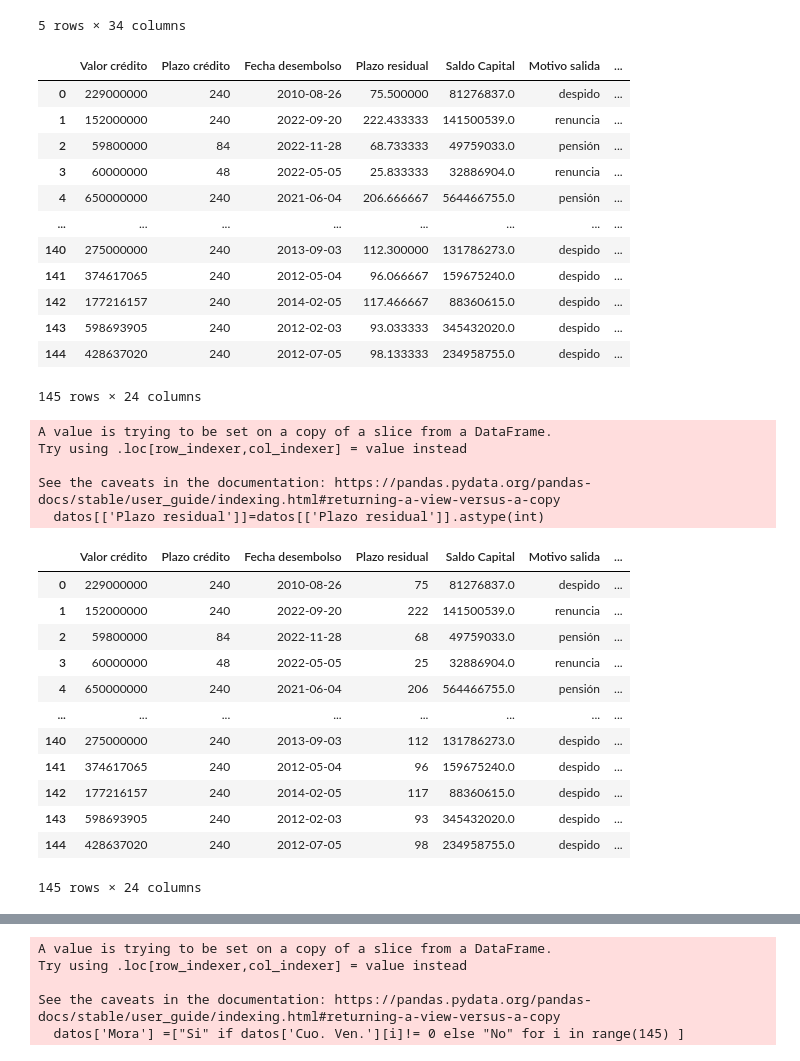
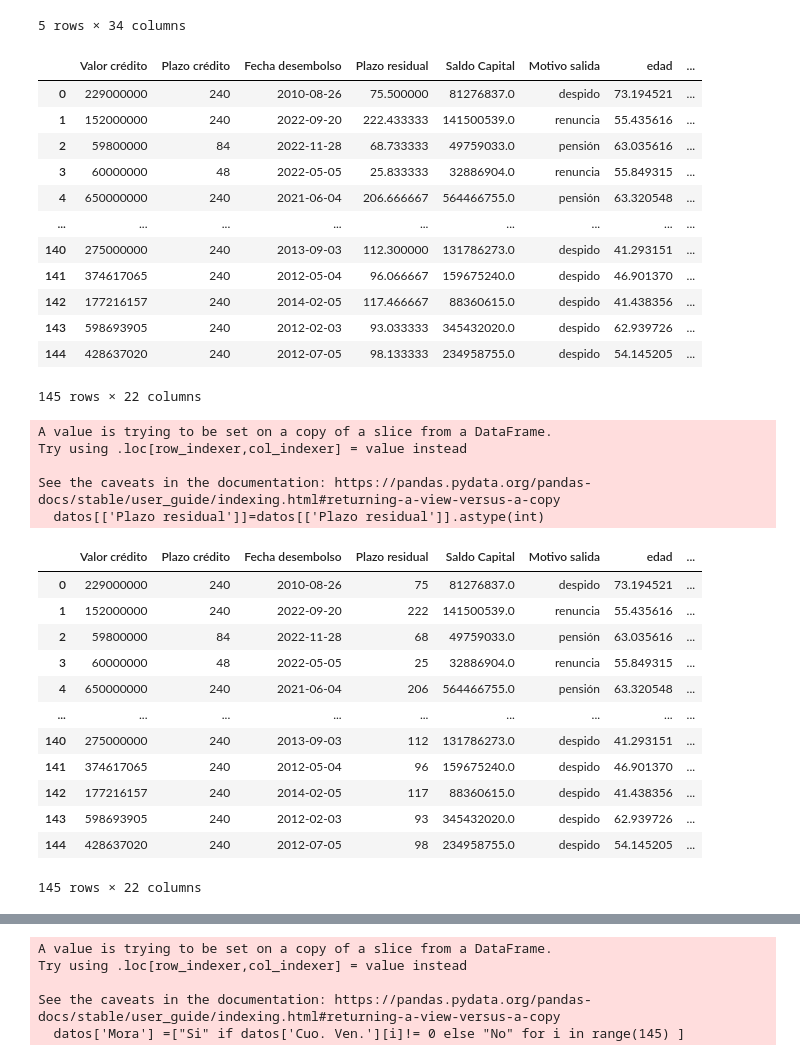
Before and after one commit to wicalo/ProyectoAna, a Jupyter notebook: Codigo/RegresionLogistica.ipynb, the cells around one changed output, grey strips where cells are left out. Saved outputs shown, nothing was run; the diff lists cells and outputs as text; code cells hidden in the pictures.

```diff
--- a/Codigo/RegresionLogistica.ipynb
+++ b/Codigo/RegresionLogistica.ipynb
@@ -15,28 +15,28 @@ data.head()
 5 rows × 34 columns
 # %%
 datos=data[['Valor crédito','Plazo crédito','Fecha desembolso','Plazo residual','Saldo  Capital',
-            'Motivo salida','Motivo salida' ,'edad','endeudameinto','antigüedad cuando otorgaron el crédito',
+            'Motivo salida' ,'edad','endeudameinto','antigüedad cuando otorgaron el crédito',
             'tiempo trabajado','cargo','tasa','cuota total','Cuentas x Cobrar','Cuo. Ven.','Dias  Mora',
-            'Calif. Ope. Sup. Act.','Linea de Credito','Linea de Credito','Provisión General','Estado Crediticio',
+            'Calif. Ope. Sup. Act.','Linea de Credito','Provisión General','Estado Crediticio',
             'Mora últimos 6 meses ','Mora últimos 3 meses']]
 
 
 
 datos
 # %% [output]
-|  | Valor crédito | Plazo crédito | Fecha desembolso | Plazo residual | Saldo Capital | Motivo salida | ... |
-| 0 | 229000000 | 240 | 2010-08-26 | 75.500000 | 81276837.0 | despido | ... |
-| 1 | 152000000 | 240 | 2022-09-20 | 222.433333 | 141500539.0 | renuncia | ... |
-| 2 | 59800000 | 84 | 2022-11-28 | 68.733333 | 49759033.0 | pensión | ... |
-| 3 | 60000000 | 48 | 2022-05-05 | 25.833333 | 32886904.0 | renuncia | ... |
-| 4 | 650000000 | 240 | 2021-06-04 | 206.666667 | 564466755.0 | pensión | ... |
-| ... | ... | ... | ... | ... | ... | ... | ... |
-| 140 | 275000000 | 240 | 2013-09-03 | 112.300000 | 131786273.0 | despido | ... |
-| 141 | 374617065 | 240 | 2012-05-04 | 96.066667 | 159675240.0 | despido | ... |
-| 142 | 177216157 | 240 | 2014-02-05 | 117.466667 | 88360615.0 | despido | ... |
-| 143 | 598693905 | 240 | 2012-02-03 | 93.033333 | 345432020.0 | despido | ... |
-| 144 | 428637020 | 240 | 2012-07-05 | 98.133333 | 234958755.0 | despido | ... |
+|  | Valor crédito | Plazo crédito | Fecha desembolso | Plazo residual | Saldo Capital | Motivo salida | edad | ... |
+| 0 | 229000000 | 240 | 2010-08-26 | 75.500000 | 81276837.0 | despido | 73.194521 | ... |
+| 1 | 152000000 | 240 | 2022-09-20 | 222.433333 | 141500539.0 | renuncia | 55.435616 | ... |
+| 2 | 59800000 | 84 | 2022-11-28 | 68.733333 | 49759033.0 | pensión | 63.035616 | ... |
+| 3 | 60000000 | 48 | 2022-05-05 | 25.833333 | 32886904.0 | renuncia | 55.849315 | ... |
+| 4 | 650000000 | 240 | 2021-06-04 | 206.666667 | 564466755.0 | pensión | 63.320548 | ... |
+| ... | ... | ... | ... | ... | ... | ... | ... | ... |
+| 140 | 275000000 | 240 | 2013-09-03 | 112.300000 | 131786273.0 | despido | 41.293151 | ... |
+| 141 | 374617065 | 240 | 2012-05-04 | 96.066667 | 159675240.0 | despido | 46.901370 | ... |
+| 142 | 177216157 | 240 | 2014-02-05 | 117.466667 | 88360615.0 | despido | 41.438356 | ... |
+| 143 | 598693905 | 240 | 2012-02-03 | 93.033333 | 345432020.0 | despido | 62.939726 | ... |
+| 144 | 428637020 | 240 | 2012-07-05 | 98.133333 | 234958755.0 | despido | 54.145205 | ... |
-145 rows × 24 columns
+145 rows × 22 columns
 # %%
 datos[['Plazo residual']]=datos[['Plazo residual']].astype(int)
 datos
@@ -46,19 +46,19 @@ Try using .loc[row_indexer,col_indexer] = value instead
 
 See the caveats in the documentation: https://pandas.pydata.org/pandas-docs/stable/user_guide/indexing.html#returning-a-view-versus-a-copy
   datos[['Plazo residual']]=datos[['Plazo residual']].astype(int)
-|  | Valor crédito | Plazo crédito | Fecha desembolso | Plazo residual | Saldo Capital | Motivo salida | ... |
-| 0 | 229000000 | 240 | 2010-08-26 | 75 | 81276837.0 | despido | ... |
-| 1 | 152000000 | 240 | 2022-09-20 | 222 | 141500539.0 | renuncia | ... |
-| 2 | 59800000 | 84 | 2022-11-28 | 68 | 49759033.0 | pensión | ... |
-| 3 | 60000000 | 48 | 2022-05-05 | 25 | 32886904.0 | renuncia | ... |
-| 4 | 650000000 | 240 | 2021-06-04 | 206 | 564466755.0 | pensión | ... |
-| ... | ... | ... | ... | ... | ... | ... | ... |
-| 140 | 275000000 | 240 | 2013-09-03 | 112 | 131786273.0 | despido | ... |
-| 141 | 374617065 | 240 | 2012-05-04 | 96 | 159675240.0 | despido | ... |
-| 142 | 177216157 | 240 | 2014-02-05 | 117 | 88360615.0 | despido | ... |
-| 143 | 598693905 | 240 | 2012-02-03 | 93 | 345432020.0 | despido | ... |
-| 144 | 428637020 | 240 | 2012-07-05 | 98 | 234958755.0 | despido | ... |
+|  | Valor crédito | Plazo crédito | Fecha desembolso | Plazo residual | Saldo Capital | Motivo salida | edad | ... |
+| 0 | 229000000 | 240 | 2010-08-26 | 75 | 81276837.0 | despido | 73.194521 | ... |
+| 1 | 152000000 | 240 | 2022-09-20 | 222 | 141500539.0 | renuncia | 55.435616 | ... |
+| 2 | 59800000 | 84 | 2022-11-28 | 68 | 49759033.0 | pensión | 63.035616 | ... |
+| 3 | 60000000 | 48 | 2022-05-05 | 25 | 32886904.0 | renuncia | 55.849315 | ... |
+| 4 | 650000000 | 240 | 2021-06-04 | 206 | 564466755.0 | pensión | 63.320548 | ... |
+| ... | ... | ... | ... | ... | ... | ... | ... | ... |
+| 140 | 275000000 | 240 | 2013-09-03 | 112 | 131786273.0 | despido | 41.293151 | ... |
+| 141 | 374617065 | 240 | 2012-05-04 | 96 | 159675240.0 | despido | 46.901370 | ... |
+| 142 | 177216157 | 240 | 2014-02-05 | 117 | 88360615.0 | despido | 41.438356 | ... |
+| 143 | 598693905 | 240 | 2012-02-03 | 93 | 345432020.0 | despido | 62.939726 | ... |
+| 144 | 428637020 | 240 | 2012-07-05 | 98 | 234958755.0 | despido | 54.145205 | ... |
-145 rows × 24 columns
+145 rows × 22 columns
 # %%
 datos.describe()
 # %% [output]
```
Also changed, not shown: parts of 34 cells of this notebook, 1 other file.
